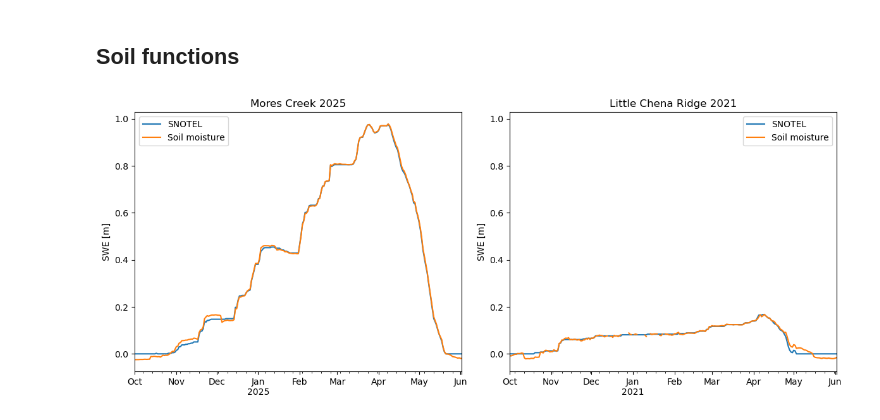
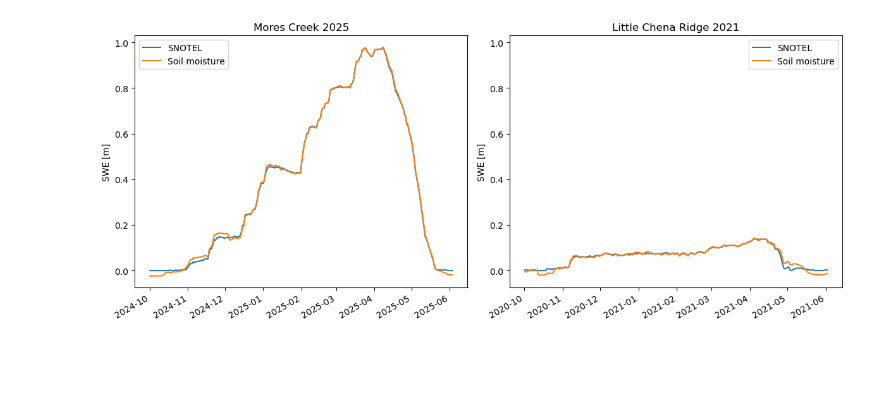
Before and after one commit to rpalomaki/SWE_error_analysis, a Jupyter notebook: ross_sandbox.ipynb, the cells around one changed output. Saved outputs shown, nothing was run; the diff lists cells and outputs as text; code cells hidden in the pictures; blank space fills up the shorter version.

```diff
--- a/ross_sandbox.ipynb
+++ b/ross_sandbox.ipynb
@@ -17,55 +16,55 @@ NameError: name 'Lambda' is not defined
-# %% [markdown]
-## Soil functions
 # %%
-mores = pd.read_csv('../data_sandbox/swe_errors/637_ALL_WATERYEAR=2025.csv', header=1,
-                    index_col='Date', parse_dates=[1], na_values=[-99.9]).rename(columns={'WTEQ.I-1 (in) ':'swe','SMS.I-1:-2 (pct)  (silt)':'sm_2cm'})
-mores.drop(columns=['Site Id','Time'], inplace=True)
+mores = pd.read_csv('../data_sandbox/swe_errors/snotel/hourly/637_ALL_WATERYEAR=2025.csv', header=1,
+                    parse_dates=[[1,2]], na_values=['-99.9']).rename(columns={'WTEQ.I-1 (in) ':'swe','SMS.I-1:-2 (pct)  (silt)':'sm_2cm'})
+mores.index = mores['Date_Time']
+mores.drop(columns=['Site Id','Date_Time'], inplace=True)
+mores = mores[mores.index.hour==6]
 mores['swe'] *= 0.0254
 
-chena = pd.read_csv('../data_sandbox/swe_errors/947_ALL_WATERYEAR=2021.csv', header=1,
-                    index_col='Date', parse_dates=[1], na_values=[-99.9]).rename(columns={'WTEQ.I-1 (in) ':'swe','SMS.I-1:-2 (pct) ':'sm_2cm'})
-chena.drop(columns=['Site Id','Time'], inplace=True)
+chena = pd.read_csv('../data_sandbox/swe_errors/snotel/hourly/947_ALL_WATERYEAR=2021.csv', header=1,
+                    parse_dates=[[1,2]], na_values=['-99.9']).rename(columns={'WTEQ.I-1 (in) ':'swe','SMS.I-1:-2 (pct) ':'sm_2cm'})
+chena.index = chena['Date_Time']
+chena.drop(columns=['Site Id','Date_Time'], inplace=True)
 chena['swe'] *= 0.0254
 chena = chena.loc[:'2021-06-02']
+chena = chena[chena.index.hour==6]
 
-mores_12day = mores.diff(periods=12)['sm_2cm']/100
-chena_12day = chena.diff(periods=12)['sm_2cm']/100
-
+# Soil moisture
 mores_sand = 45.1
 mores_clay = 14.4
 mores['soil_error'] = calc_soil_moisture_error(mores_sand, mores_clay, mores['sm_2cm']/100) + mores['swe']
-
 
 chena_sand = 31.2
 chena_clay = 11.8
 chena['soil_error'] = calc_soil_moisture_error(chena_sand, chena_clay, chena['sm_2cm']/100) + chena['swe']
 
 
+# Vegetation permittivity
+mores_veg_height =
 
 
-# mores_soil_phase = np.array([vectorize_soils(sand=45.1, clay=14.4, sm=sm) for sm in mores_12day]).flatten()
 
-fig, ax = plt.subplots(1, 2, figsize=(12,5))
+fig, ax = plt.subplots(1, 2, figsize=(11,5))
 mores['swe'].plot(ax=ax[0], label='SNOTEL')
 mores['soil_error'].plot(ax=ax[0], label='Soil moisture')
 ax[0].set_title('Mores Creek 2025')
 ax[0].set_xlabel('')
 ax[0].set_ylabel('SWE [m]')
 ax[0].legend()
 
 chena['swe'].plot(ax=ax[1], label='SNOTEL')
 chena['soil_error'].plot(ax=ax[1], label='Soil moisture')
 ax[1].set_title('Little Chena Ridge 2021')
 ax[1].set_xlabel('')
 ax[1].set_ylabel('SWE [m]')
 ax[1].set_ylim(ax[0].get_ylim())
 ax[1].legend()
 
 plt.tight_layout()
 
 
 # for axx in ax.flatten():
 #     axx.set_ylim([-0.02, 1.02])
 # %% [output]
-[figure, old version]
+[figure, new version]
 # %%
```
Also changed, not shown: parts of 6 cells of this notebook, 2 other files.
